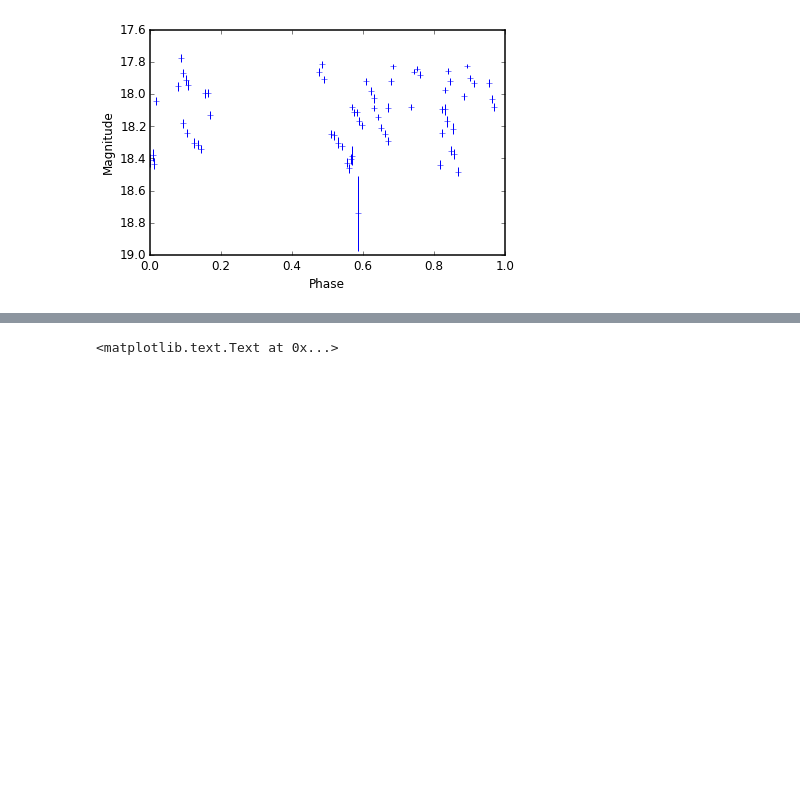
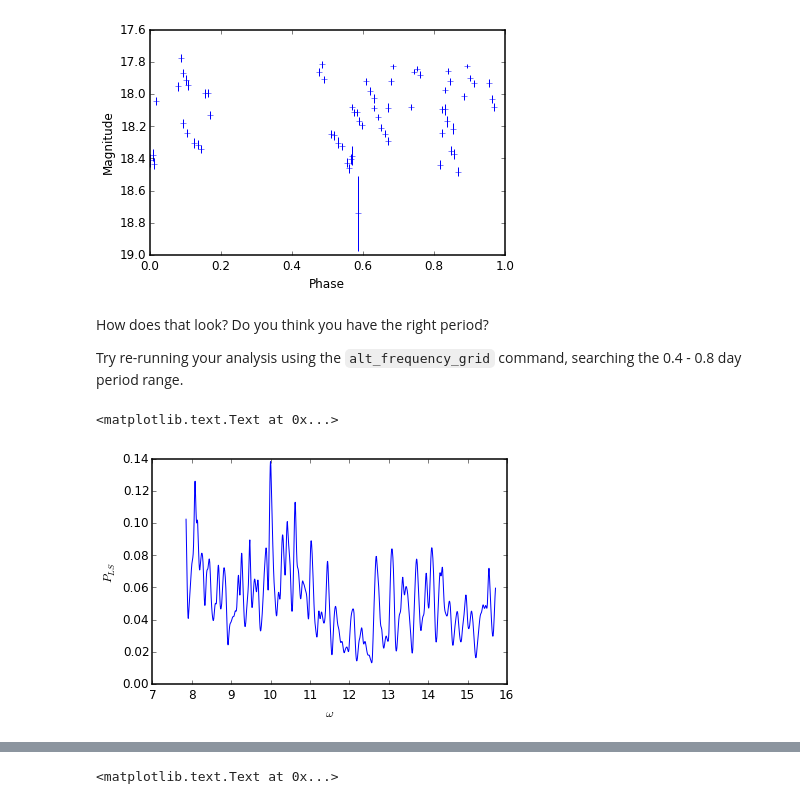
Before and after one commit to ebellm/ztf_summerschool_2015, a Jupyter notebook: notebooks/Period_Finding.ipynb, the cells around one changed output, grey strips where cells are left out. Drawn from its saved outputs; the diff is of its cells as text; code cells hidden in the pictures; blank space fills up the shorter version.

Commit message:
update Period Finding nb, include barycentering

```diff
--- a/notebooks/Period_Finding.ipynb
+++ b/notebooks/Period_Finding.ipynb
@@ -31,0 +48,2 @@ mjds, mags, magerrs = source_lightcurve('../data/'+outfile, ra_fav, dec_fav)
+# %%
+bjds = barycenter_times(mjds,ra_fav,dec_fav)
@@ -69,0 +94,3 @@ Generate a linear grid of frequencies with `np.linspace` using bins of 0.1 dt.
+# %%
+freq_min =  2*np.pi / (bjds[-1]-bjds[0]) # COMPLETE
+print 'The minimum frequency our data is sensitive to is {:.3f} radian/days, corresponding to a period of {:.3f} days'.format(freq_min, 2*np.pi/freq_min)
@@ -69,0 +108,3 @@ Generate a linear grid of frequencies with `np.linspace` using bins of 0.1 dt.
+# %%
+freq_max = np.pi / np.median(bjds[1:]-bjds[:-1]) # COMPLETE
+print 'The maximum frequency our data is sensitive to is APPROXIMATELY {:.3f} radian/days, corresponding to a period of {:.3f} days'.format(freq_max, 2*np.pi/freq_max)
@@ -144,2 +205,15 @@ plot_phased_lc(mjds, mags, magerrs, best_period)
 # %% [output]
 [figure]
+# %% [markdown]
+How does that look?  Do you think you have the right period?
+
+Try re-running your analysis using the `alt_frequency_grid` command, searching the 0.4 - 0.8 day period range.
+# %%
+omegas = alt_frequency_grid(.4,.8)
+P_LS = lomb_scargle(bjds, mags, magerrs, omegas)
+plt.plot(omegas, P_LS)
+plt.xlabel('$\omega$')
+plt.ylabel('$P_{LS}$')
+# %% [output]
+<matplotlib.text.Text at 0x...>
+[figure, added]
```
Also changed, not shown: parts of 33 cells of this notebook, 2 other files.
